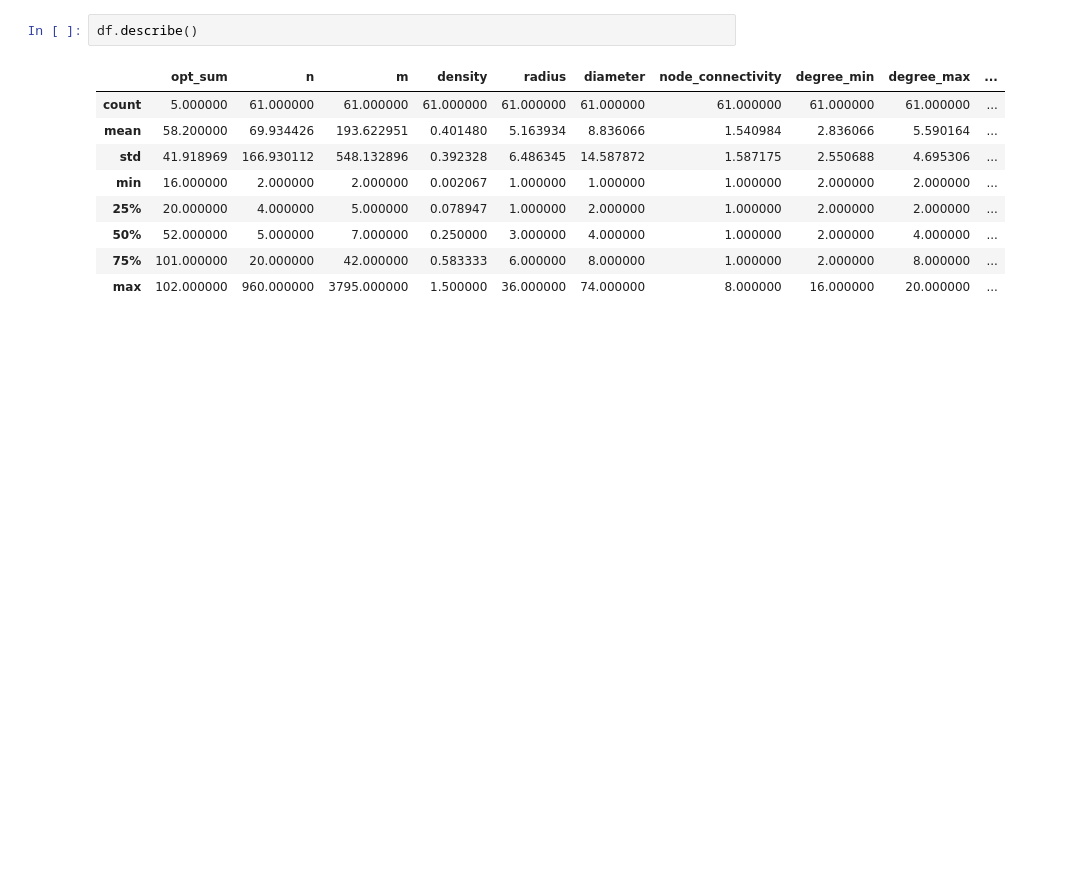
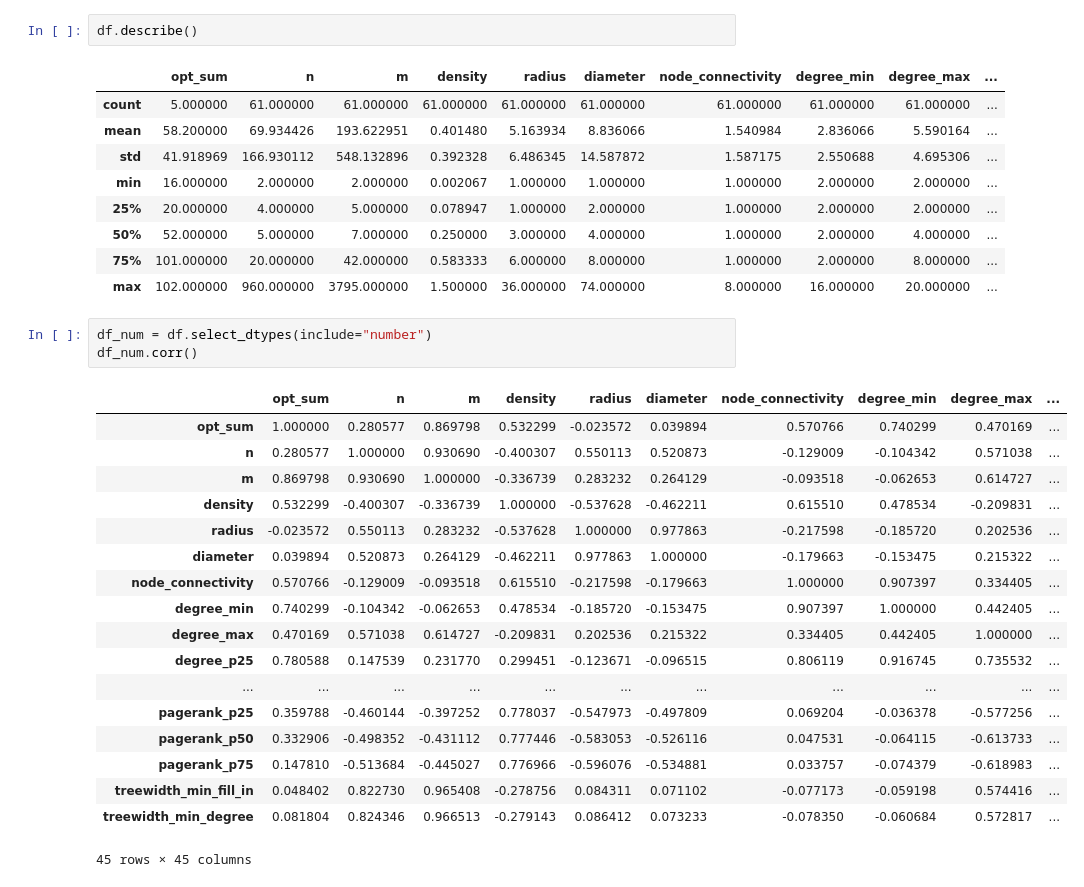
Before and after one commit to elgroselj/FAS, a Jupyter notebook: playground/visualize_chars.ipynb, the cells around one changed output. Cells and saved outputs as stored; diff of their text form; blank space fills up the shorter version.

Commit message:
Add repeat_max, add LB (greedy removing cycles), add correlation in visualization, add treewidth

```diff
--- a/playground/visualize_chars.ipynb
+++ b/playground/visualize_chars.ipynb
@@ -68,3 +69,25 @@ df.describe()
 | 50% | 52.000000 | 5.000000 | 7.000000 | 0.250000 | 3.000000 | 4.000000 | 1.000000 | 2.000000 | 4.000000 | ... |
 | 75% | 101.000000 | 20.000000 | 42.000000 | 0.583333 | 6.000000 | 8.000000 | 1.000000 | 2.000000 | 8.000000 | ... |
 | max | 102.000000 | 960.000000 | 3795.000000 | 1.500000 | 36.000000 | 74.000000 | 8.000000 | 16.000000 | 20.000000 | ... |
+# %%
+df_num = df.select_dtypes(include="number")
+df_num.corr()
+# %% [output]
+|  | opt_sum | n | m | density | radius | diameter | node_connectivity | degree_min | degree_max | ... |
+| opt_sum | 1.000000 | 0.280577 | 0.869798 | 0.532299 | -0.023572 | 0.039894 | 0.570766 | 0.740299 | 0.470169 | ... |
+| n | 0.280577 | 1.000000 | 0.930690 | -0.400307 | 0.550113 | 0.520873 | -0.129009 | -0.104342 | 0.571038 | ... |
+| m | 0.869798 | 0.930690 | 1.000000 | -0.336739 | 0.283232 | 0.264129 | -0.093518 | -0.062653 | 0.614727 | ... |
+| density | 0.532299 | -0.400307 | -0.336739 | 1.000000 | -0.537628 | -0.462211 | 0.615510 | 0.478534 | -0.209831 | ... |
+| radius | -0.023572 | 0.550113 | 0.283232 | -0.537628 | 1.000000 | 0.977863 | -0.217598 | -0.185720 | 0.202536 | ... |
+| diameter | 0.039894 | 0.520873 | 0.264129 | -0.462211 | 0.977863 | 1.000000 | -0.179663 | -0.153475 | 0.215322 | ... |
+| node_connectivity | 0.570766 | -0.129009 | -0.093518 | 0.615510 | -0.217598 | -0.179663 | 1.000000 | 0.907397 | 0.334405 | ... |
+| degree_min | 0.740299 | -0.104342 | -0.062653 | 0.478534 | -0.185720 | -0.153475 | 0.907397 | 1.000000 | 0.442405 | ... |
+| degree_max | 0.470169 | 0.571038 | 0.614727 | -0.209831 | 0.202536 | 0.215322 | 0.334405 | 0.442405 | 1.000000 | ... |
+| degree_p25 | 0.780588 | 0.147539 | 0.231770 | 0.299451 | -0.123671 | -0.096515 | 0.806119 | 0.916745 | 0.735532 | ... |
+| ... | ... | ... | ... | ... | ... | ... | ... | ... | ... | ... |
+| pagerank_p25 | 0.359788 | -0.460144 | -0.397252 | 0.778037 | -0.547973 | -0.497809 | 0.069204 | -0.036378 | -0.577256 | ... |
+| pagerank_p50 | 0.332906 | -0.498352 | -0.431112 | 0.777446 | -0.583053 | -0.526116 | 0.047531 | -0.064115 | -0.613733 | ... |
+| pagerank_p75 | 0.147810 | -0.513684 | -0.445027 | 0.776966 | -0.596076 | -0.534881 | 0.033757 | -0.074379 | -0.618983 | ... |
+| treewidth_min_fill_in | 0.048402 | 0.822730 | 0.965408 | -0.278756 | 0.084311 | 0.071102 | -0.077173 | -0.059198 | 0.574416 | ... |
+| treewidth_min_degree | 0.081804 | 0.824346 | 0.966513 | -0.279143 | 0.086412 | 0.073233 | -0.078350 | -0.060684 | 0.572817 | ... |
+45 rows × 45 columns
```
Also changed, not shown: parts of 2 cells of this notebook, 4 other files.
